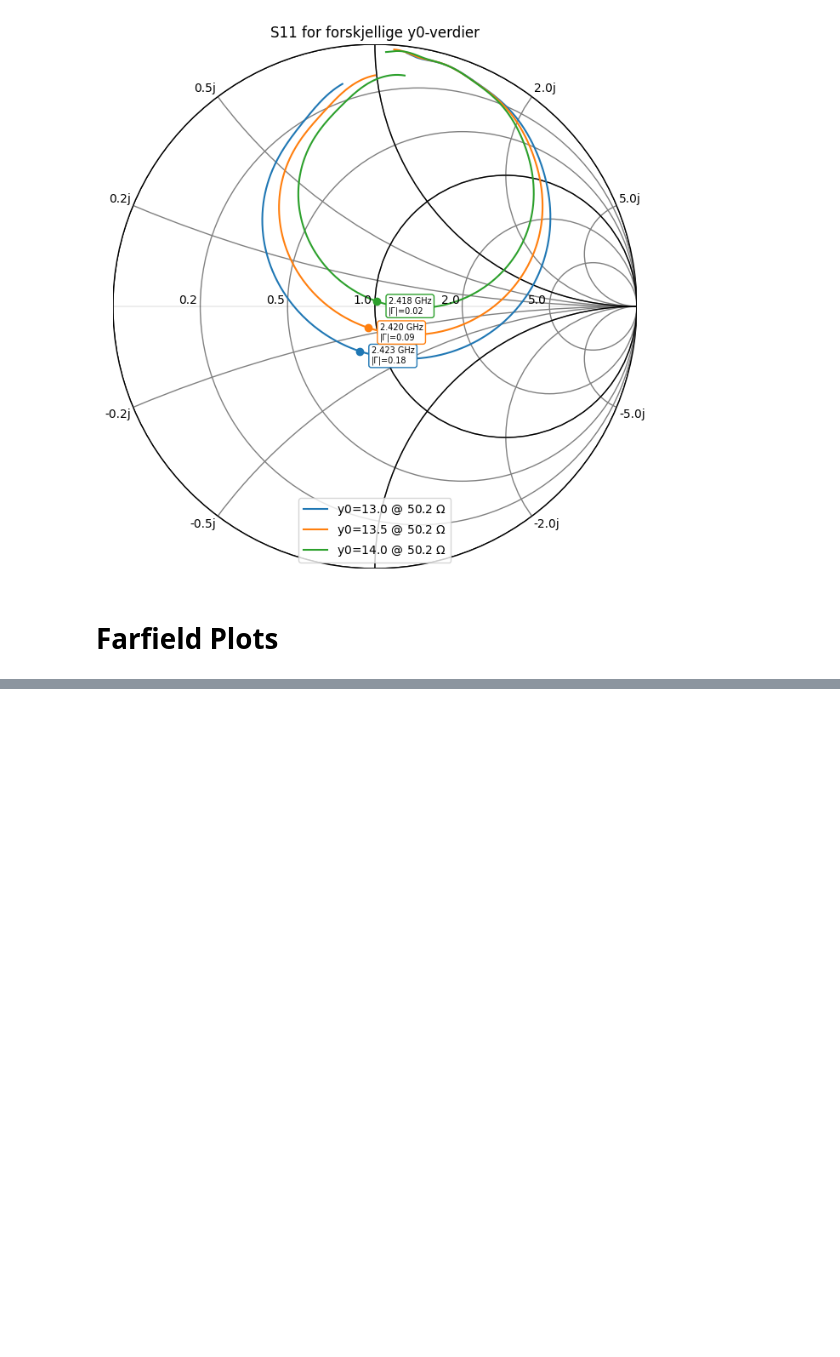
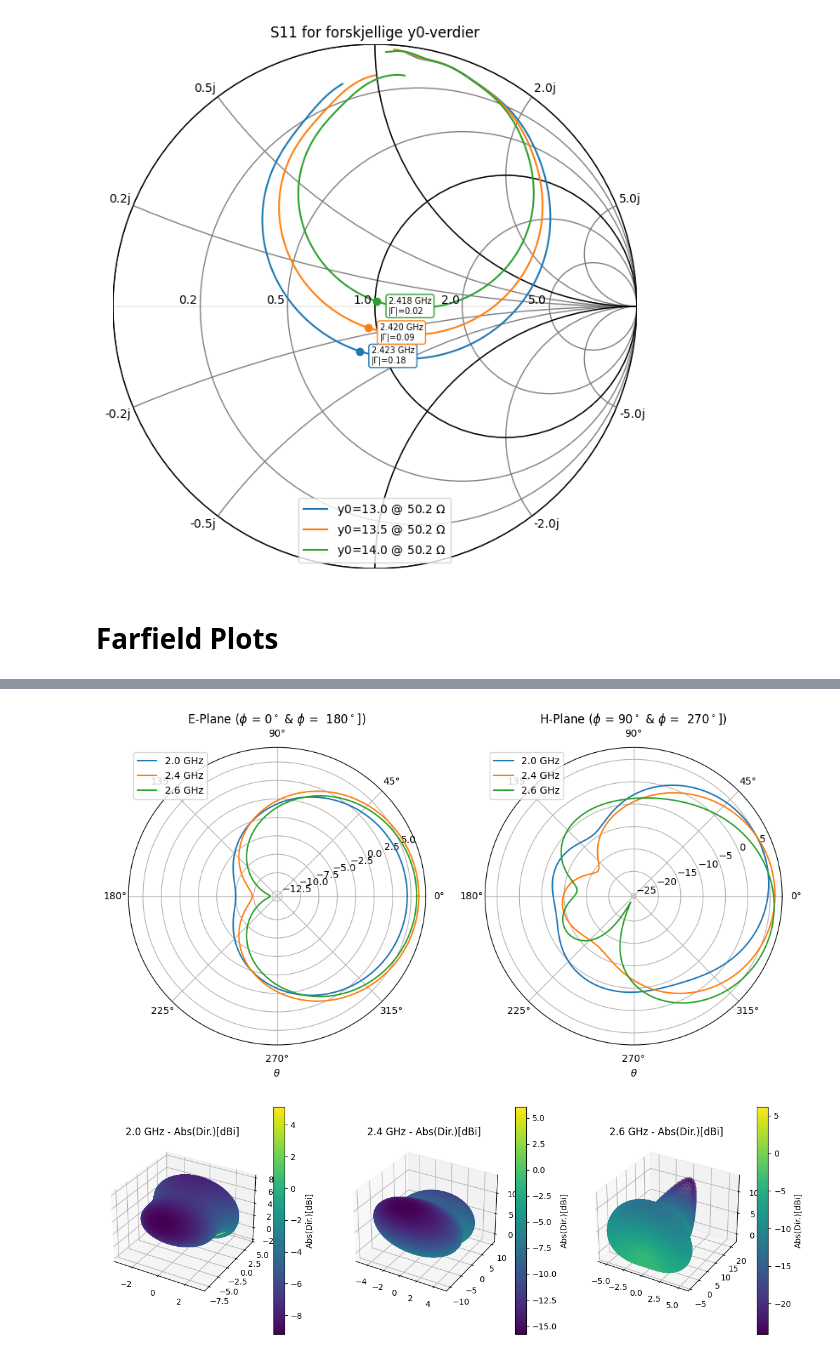
Before and after one commit to SkaugJr/TTT4215-Antenneteknikk, a Jupyter notebook: CST.ipynb, the cells around one changed output, grey strips where cells are left out. Saved outputs shown, nothing was run; the diff lists cells and outputs as text; code cells hidden in the pictures; blank space fills up the shorter version.

```diff
--- a/CST.ipynb
+++ b/CST.ipynb
@@ -228,0 +149,80 @@ plt.show()
+# %%
+import pandas as pd
+import numpy as np
+import matplotlib.pyplot as plt
+from mpl_toolkits.mplot3d import Axes3D
+
+# Les inn dataen
+file_paths = {
+    '2.0 GHz': 'CST_Data/2_0GHz3D.txt',
+    '2.4 GHz': 'CST_Data/2_4GHz3D.txt',
+    '2.6 GHz': 'CST_Data/2_6GHz3D.txt'
+}
+
+columns = ["Theta [deg.]", "Phi [deg.]", "Abs(Dir.)[dBi]", "Abs(Cross)[dBi]", "Phase(Cross)[deg.]",
+           "Abs(Copol)[dBi]", "Phase(Copol)[deg.]", "Ax.Ratio[dB]"]
+
+datasets = {freq: pd.read_csv(path, skiprows=2, names=columns, sep=r"\s+") for freq, path in file_paths.items()}
+
+def plot_polar(datasets):
+    fig, ax = plt.subplots(1, 2, subplot_kw={'projection': 'polar'}, figsize=(12, 6))
+
+    for freq, data in datasets.items():
+        # Del opp i E- og H-plan
+        e_plane1 = data[data["Phi [deg.]"].isin([0])]
+        e_plane2 = data[data["Phi [deg.]"].isin([180])].copy()
+        e_plane2["Theta [deg.]"] = 360 - e_plane2["Theta [deg.]"]
+        e_plane = pd.concat([e_plane1, e_plane2])
+
+        h_plane1 = data[data["Phi [deg.]"].isin([90])]
+        h_plane2 = data[data["Phi [deg.]"].isin([270])].copy()
+        h_plane2["Theta [deg.]"] = 360 - h_plane2["Theta [deg.]"]
+        h_plane = pd.concat([h_plane1, h_plane2])
+
+        # Sorter for å unngå streker mellom ikke-sammenhengende punkter
+        e_plane = e_plane.sort_values(by="Theta [deg.]")
+        h_plane = h_plane.sort_values(by="Theta [deg.]")
+
+        # E-plan
+        ax[0].plot(np.radians(e_plane["Theta [deg.]"].values), e_plane["Abs(Copol)[dBi]"].values, label=f"{freq}")
+        ax[0].set_title(r"E-Plane ($\phi$ = $0^\circ$ & $\phi$ =  $180^\circ$])")
+        ax[0].set_xlabel(r"$\theta$")
+
+        # H-plan
+        ax[1].plot(np.radians(h_plane["Theta [deg.]"].values), h_plane["Abs(Copol)[dBi]"].values, label=f"{freq}")
+        ax[1].set_title(r"H-Plane ($\phi$ = $90^\circ$ & $\phi$ =  $270^\circ$])")
+        ax[1].set_xlabel(r"$\theta$")
+
+    ax[0].legend()
+    ax[1].legend()
+    plt.show()
+
+def plot_3d(datasets, param, cmap='viridis'):
+    fig = plt.figure(figsize=(15, 5))
+
+    for i, (freq, data) in enumerate(datasets.items(), 1):
+        ax = fig.add_subplot(1, len(datasets), i, projection='3d')
+
+        theta = np.radians(data["Theta [deg.]"])
+        phi = np.radians(data["Phi [deg.]"])
+        r = data[param]
+
+        x = r * np.sin(theta) * np.cos(phi)
+        y = r * np.sin(theta) * np.sin(phi)
+        z = r * np.cos(theta)
+
+        sc = ax.scatter(x, y, z, c=r, cmap=cmap, marker='o')
+        fig.colorbar(sc, ax=ax, label=param)
+        ax.set_title(f"{freq} - {param}")
+
+    plt.show()
+
+# Plot for alle frekvenser
+plot_polar(datasets)
+plot_3d(datasets, "Abs(Dir.)[dBi]", cmap='viridis')  # Direktivitet
+plot_3d(datasets, "Abs(Copol)[dBi]", cmap='plasma')  # Copolarized
+plot_3d(datasets, "Abs(Cross)[dBi]", cmap='inferno') # Cross-polarized
+plot_3d(datasets, "Ax.Ratio[dB]", cmap='cividis')   # Axial ratio
+# %% [output]
+[figure, added]
+[figure, added]
```
Also changed, not shown: parts of 3 cells of this notebook, 5 other files.
